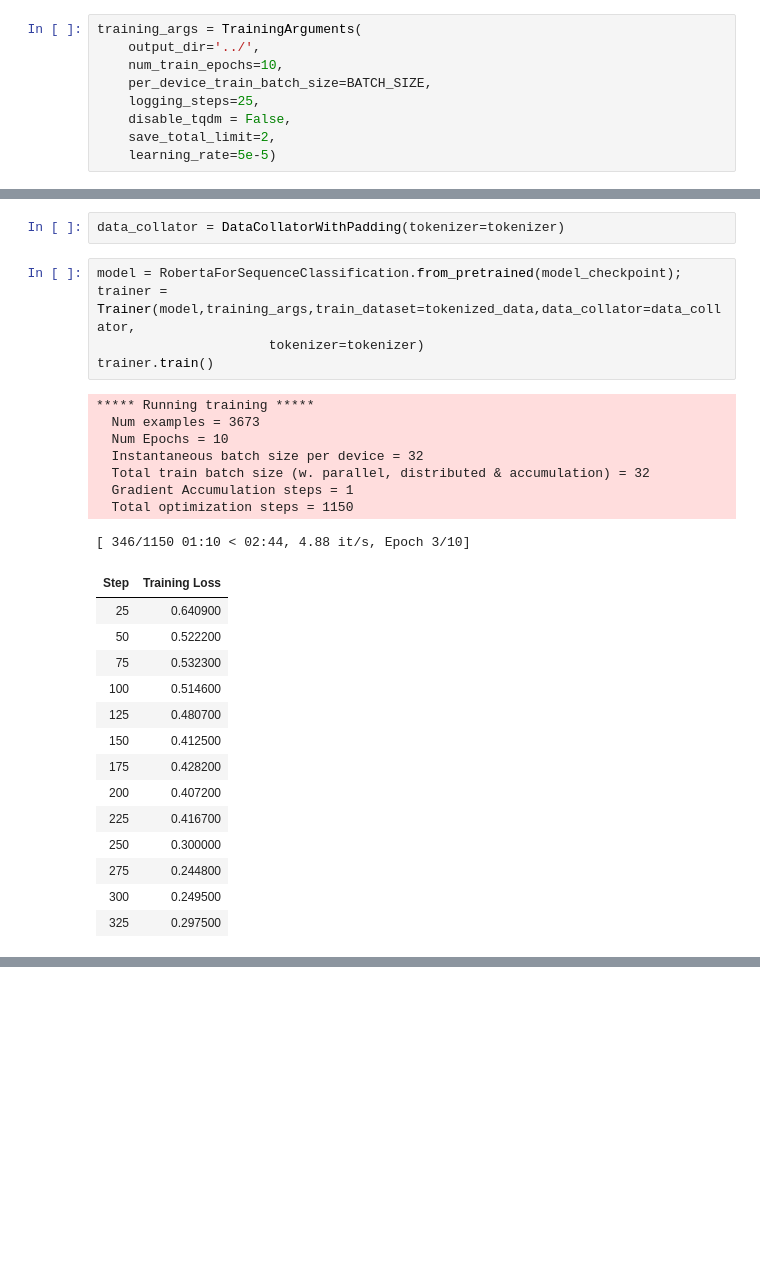
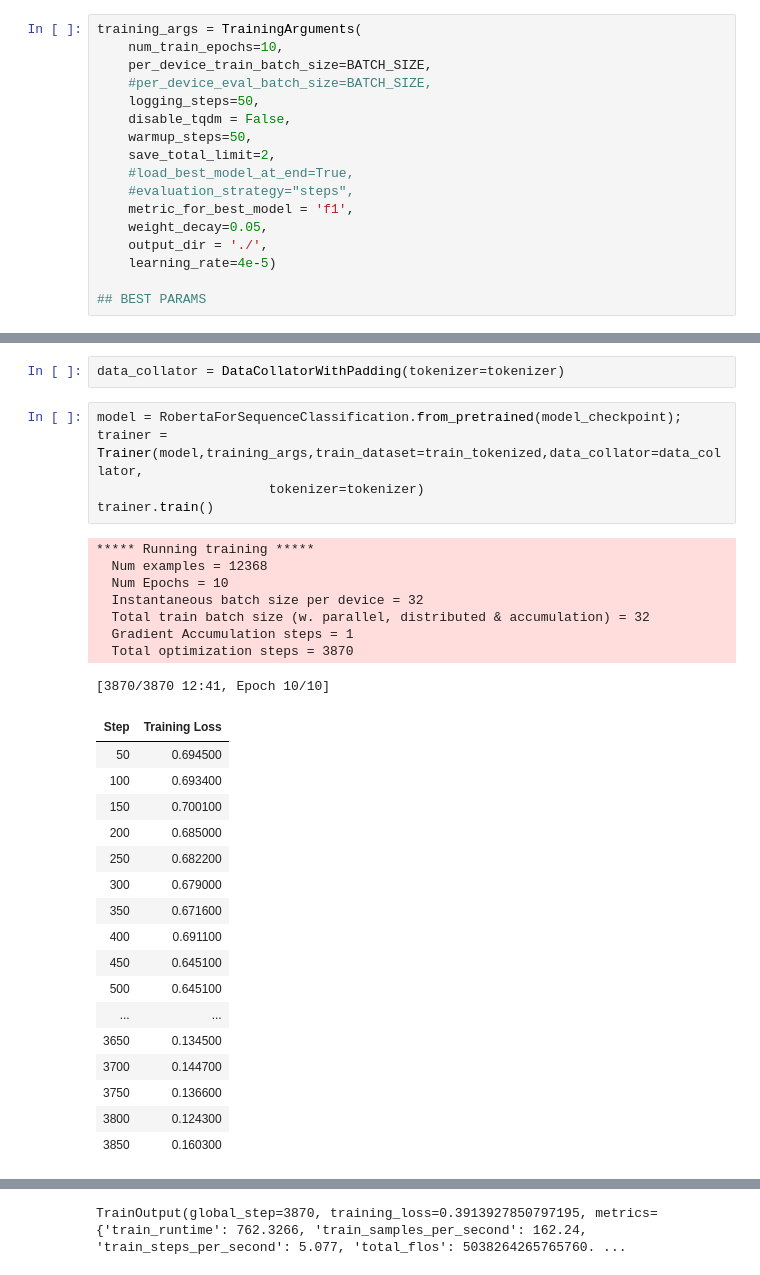
Before and after one commit to horychtom/czech-media-bias-detection, a Jupyter notebook: notebooks/media/wiki-cs-training.ipynb, the cells around one changed output, grey strips where cells are left out. Drawn from its saved outputs; the diff is of its cells as text; blank space fills up the shorter version.

Commit message:
training of full wiki-cs data pipeline

```diff
--- a/notebooks/media/wiki-cs-training.ipynb
+++ b/notebooks/media/wiki-cs-training.ipynb
@@ -82,13 +55,21 @@ tokenized_data.set_format("torch")
 data_collator = DataCollatorWithPadding(tokenizer=tokenizer)
 # %%
 training_args = TrainingArguments(
-    output_dir='../',
     num_train_epochs=10,
     per_device_train_batch_size=BATCH_SIZE,
-    logging_steps=25,
+    #per_device_eval_batch_size=BATCH_SIZE,
+    logging_steps=50,
     disable_tqdm = False,
+    warmup_steps=50,
     save_total_limit=2,
-    learning_rate=5e-5)
+    #load_best_model_at_end=True,
+    #evaluation_strategy="steps",
+    metric_for_best_model = 'f1',
+    weight_decay=0.05,
+    output_dir = './',
+    learning_rate=4e-5)
+
+## BEST PARAMS
 # %%
 train_tokenized = preprocess_data(train,tokenizer,'sentence')
 test_tokenized = preprocess_data(test,tokenizer,'sentence')
@@ -108,29 +83,32 @@ tokenized_data[2]
 data_collator = DataCollatorWithPadding(tokenizer=tokenizer)
 # %%
 model = RobertaForSequenceClassification.from_pretrained(model_checkpoint);
-trainer = Trainer(model,training_args,train_dataset=tokenized_data,data_collator=data_collator,
+trainer = Trainer(model,training_args,train_dataset=train_tokenized,data_collator=data_collator,
                       tokenizer=tokenizer)
 trainer.train()
 # %% [output]
 ***** Running training *****
-  Num examples = 3673
+  Num examples = 12368
   Num Epochs = 10
   Instantaneous batch size per device = 32
   Total train batch size (w. parallel, distributed & accumulation) = 32
   Gradient Accumulation steps = 1
-  Total optimization steps = 1150
+  Total optimization steps = 3870
-[ 346/1150 01:10 < 02:44, 4.88 it/s, Epoch 3/10]
+[3870/3870 12:41, Epoch 10/10]
 | Step | Training Loss |
-| 25 | 0.640900 |
-| 50 | 0.522200 |
-| 75 | 0.532300 |
-| 100 | 0.514600 |
-| 125 | 0.480700 |
-| 150 | 0.412500 |
-| 175 | 0.428200 |
-| 200 | 0.407200 |
-| 225 | 0.416700 |
-| 250 | 0.300000 |
-| 275 | 0.244800 |
-| 300 | 0.249500 |
-| 325 | 0.297500 |
+| 50 | 0.694500 |
+| 100 | 0.693400 |
+| 150 | 0.700100 |
+| 200 | 0.685000 |
+| 250 | 0.682200 |
+| 300 | 0.679000 |
+| 350 | 0.671600 |
+| 400 | 0.691100 |
+| 450 | 0.645100 |
+| 500 | 0.645100 |
+| ... | ... |
+| 3650 | 0.134500 |
+| 3700 | 0.144700 |
+| 3750 | 0.136600 |
+| 3800 | 0.124300 |
+| 3850 | 0.160300 |
@@ -137,0 +132 @@ KeyboardInterrupt:
+TrainOutput(global_step=3870, training_loss=0.3913927850797195, metrics={'train_runtime': 762.3266, 'train_samples_per_second': 162.24, 'train_steps_per_second': 5.077, 'total_flos': 5038264265765760. ...
```
Also changed, not shown: parts of 18 cells of this notebook.
